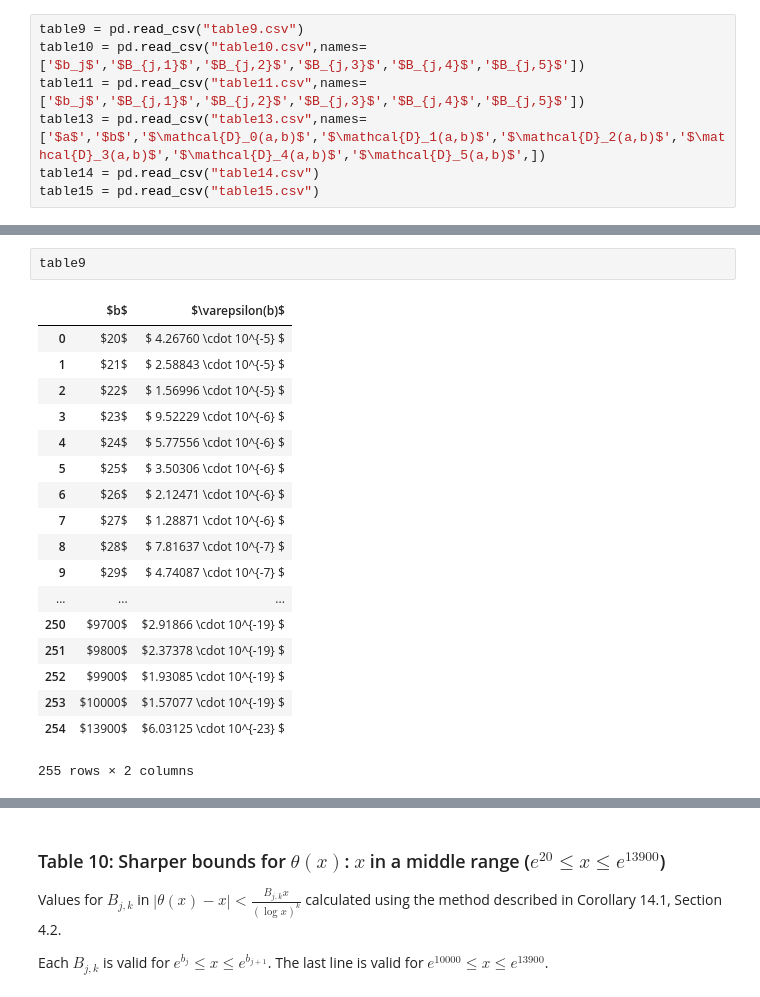
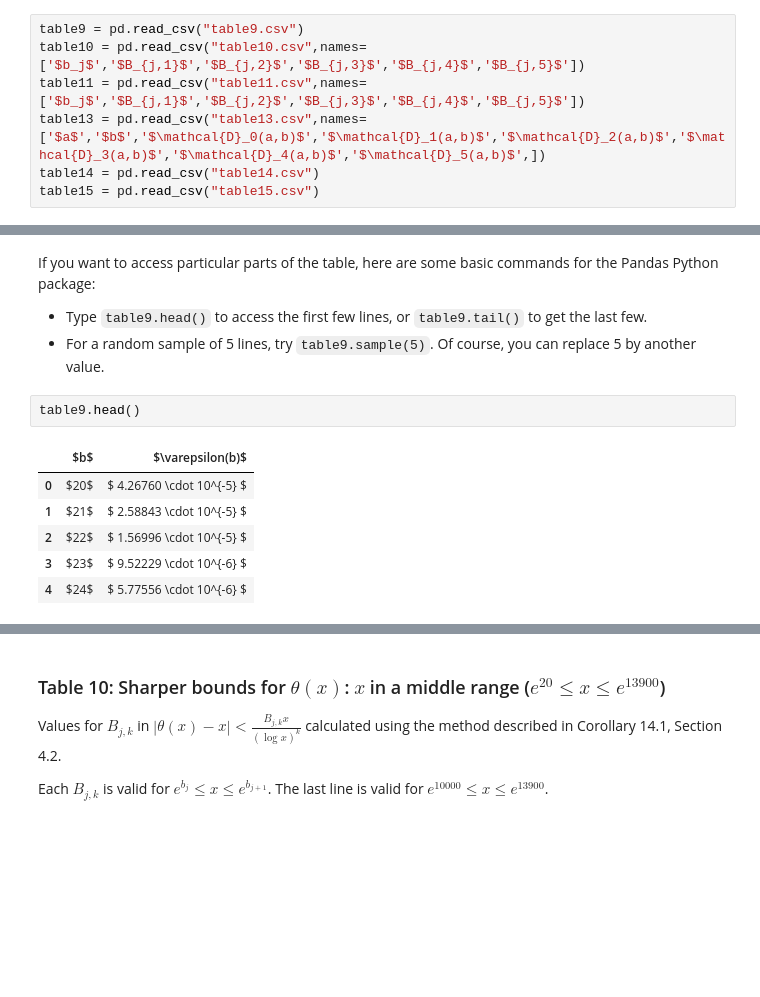
Before and after one commit to sean-fitzpatrick/numbertables, a Jupyter notebook: numbertables.ipynb, the cells around one changed output, grey strips where cells are left out. Saved outputs shown, nothing was run; the diff lists cells and outputs as text; blank space fills up the shorter version.

```diff
--- a/numbertables.ipynb
+++ b/numbertables.ipynb
@@ -23,21 +51,14 @@ table15 = pd.read_csv("table15.csv")
+# %% [markdown]
+If you want to access particular parts of the table, here are some basic commands for the Pandas Python package:
+
+- Type `table9.head()` to access the first few lines, or `table9.tail()` to get the last few.
+- For a random sample of 5 lines, try `table9.sample(5)`. Of course, you can replace 5 by another value.
 # %%
-table9
+table9.head()
 # %% [output]
 |  | $b$ | $\varepsilon(b)$ |
 | 0 | $20$ | $ 4.26760 \cdot 10^{-5} $ |
 | 1 | $21$ | $ 2.58843 \cdot 10^{-5} $ |
 | 2 | $22$ | $ 1.56996 \cdot 10^{-5} $ |
 | 3 | $23$ | $ 9.52229 \cdot 10^{-6} $ |
 | 4 | $24$ | $ 5.77556 \cdot 10^{-6} $ |
-| 5 | $25$ | $ 3.50306 \cdot 10^{-6} $ |
-| 6 | $26$ | $ 2.12471 \cdot 10^{-6} $ |
-| 7 | $27$ | $ 1.28871 \cdot 10^{-6} $ |
-| 8 | $28$ | $ 7.81637 \cdot 10^{-7} $ |
-| 9 | $29$ | $ 4.74087 \cdot 10^{-7} $ |
-| ... | ... | ... |
-| 250 | $9700$ | $2.91866 \cdot 10^{-19} $ |
-| 251 | $9800$ | $2.37378 \cdot 10^{-19} $ |
-| 252 | $9900$ | $1.93085 \cdot 10^{-19} $ |
-| 253 | $10000$ | $1.57077 \cdot 10^{-19} $ |
-| 254 | $13900$ | $6.03125 \cdot 10^{-23} $ |
-255 rows × 2 columns
```
Also changed, not shown: parts of 7 cells of this notebook.
